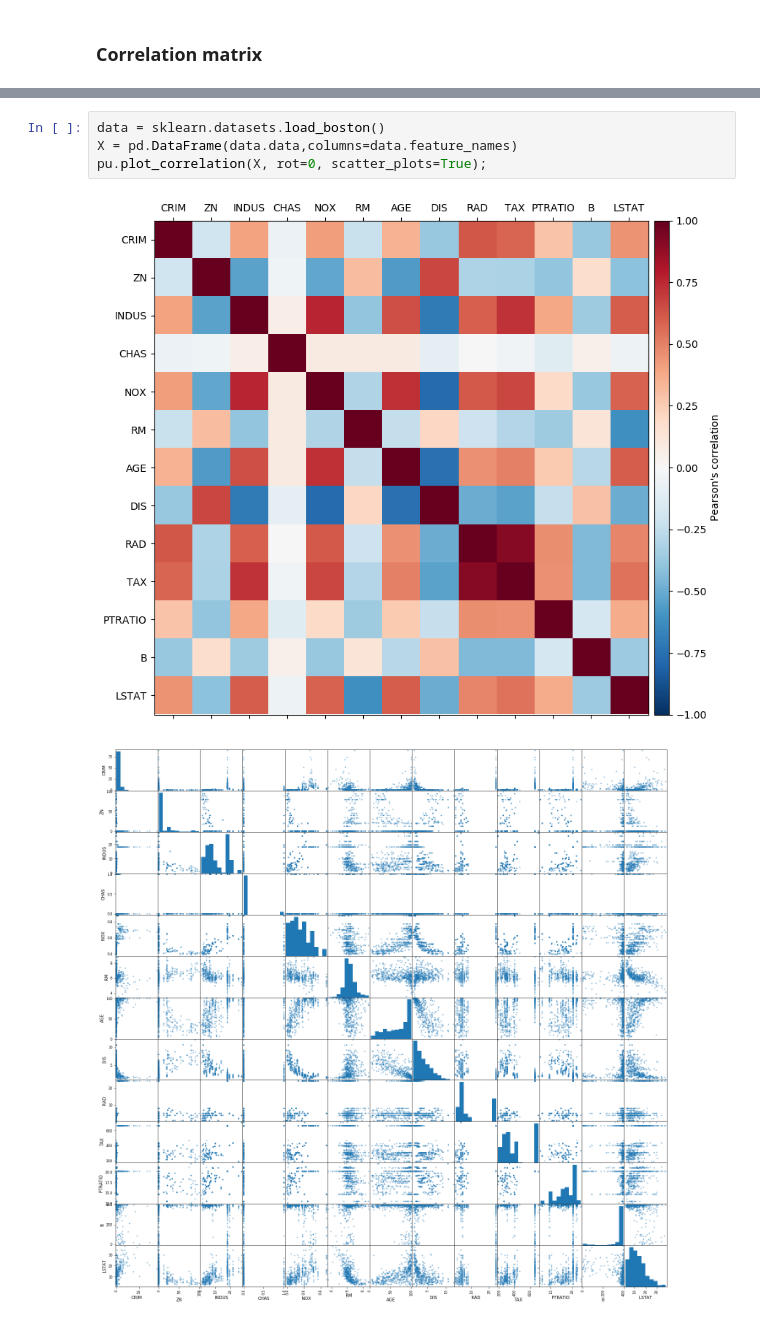
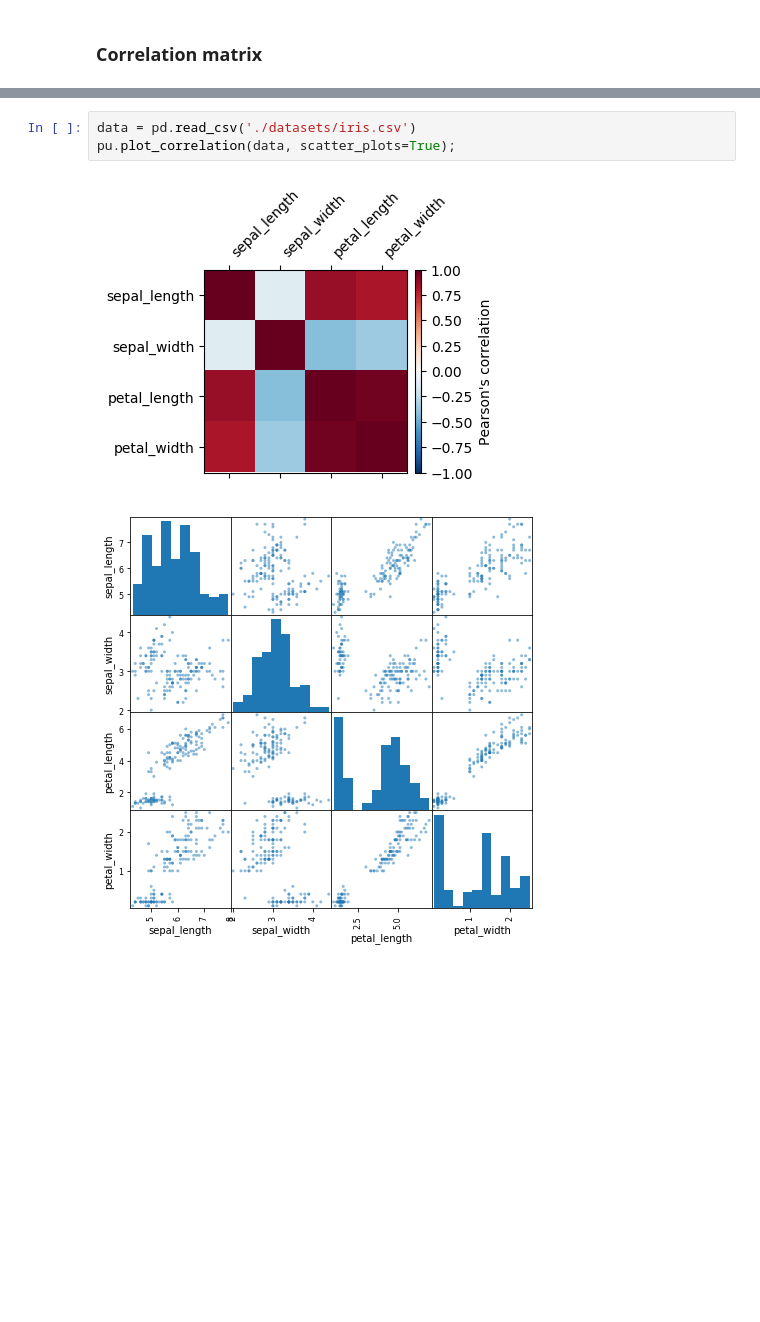
Before and after one commit to teiband/python-plot-utilities, a Jupyter notebook: examples/Correlation_matrix_examples.ipynb, the cells around one changed output, grey strips where cells are left out. Cells and saved outputs as stored; diff of their text form; blank space fills up the shorter version.

```diff
--- a/examples/Correlation_matrix_examples.ipynb
+++ b/examples/Correlation_matrix_examples.ipynb
@@ -26,7 +11,6 @@ The Boston house price dataset. Each column of `X` is a factor that potentially
-# %%
-data = sklearn.datasets.load_boston()
-X = pd.DataFrame(data.data,columns=data.feature_names)
-pu.plot_correlation(X, rot=0, scatter_plots=True);
-# %% [output]
-[figure, removed]
-[figure, removed]
+# %%
+data = pd.read_csv('./datasets/iris.csv')
+pu.plot_correlation(data, scatter_plots=True);
+# %% [output]
+[figure, added]
+[figure, added]
```
Also changed, not shown: parts of 5 cells of this notebook, 10 other files.
